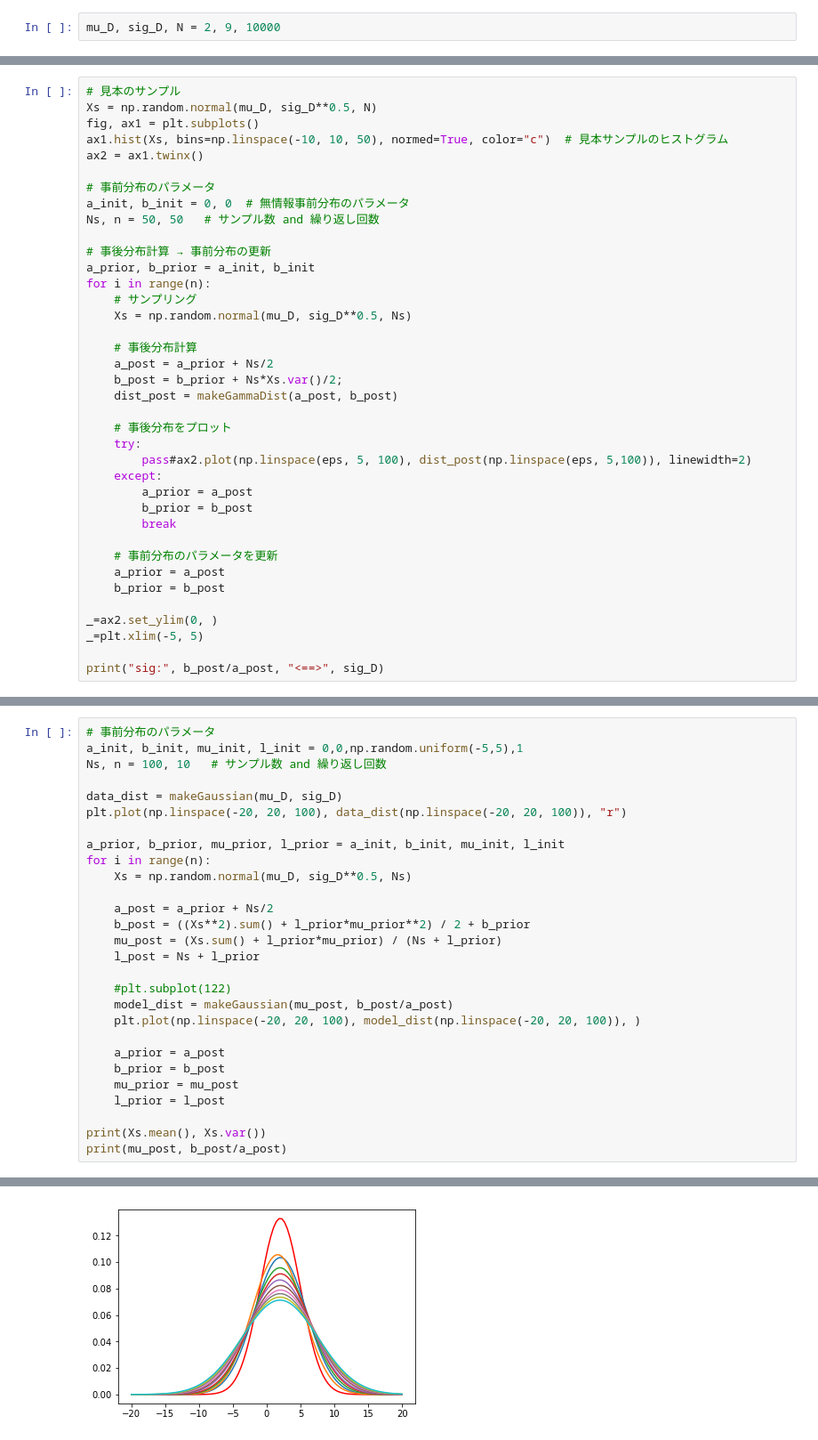
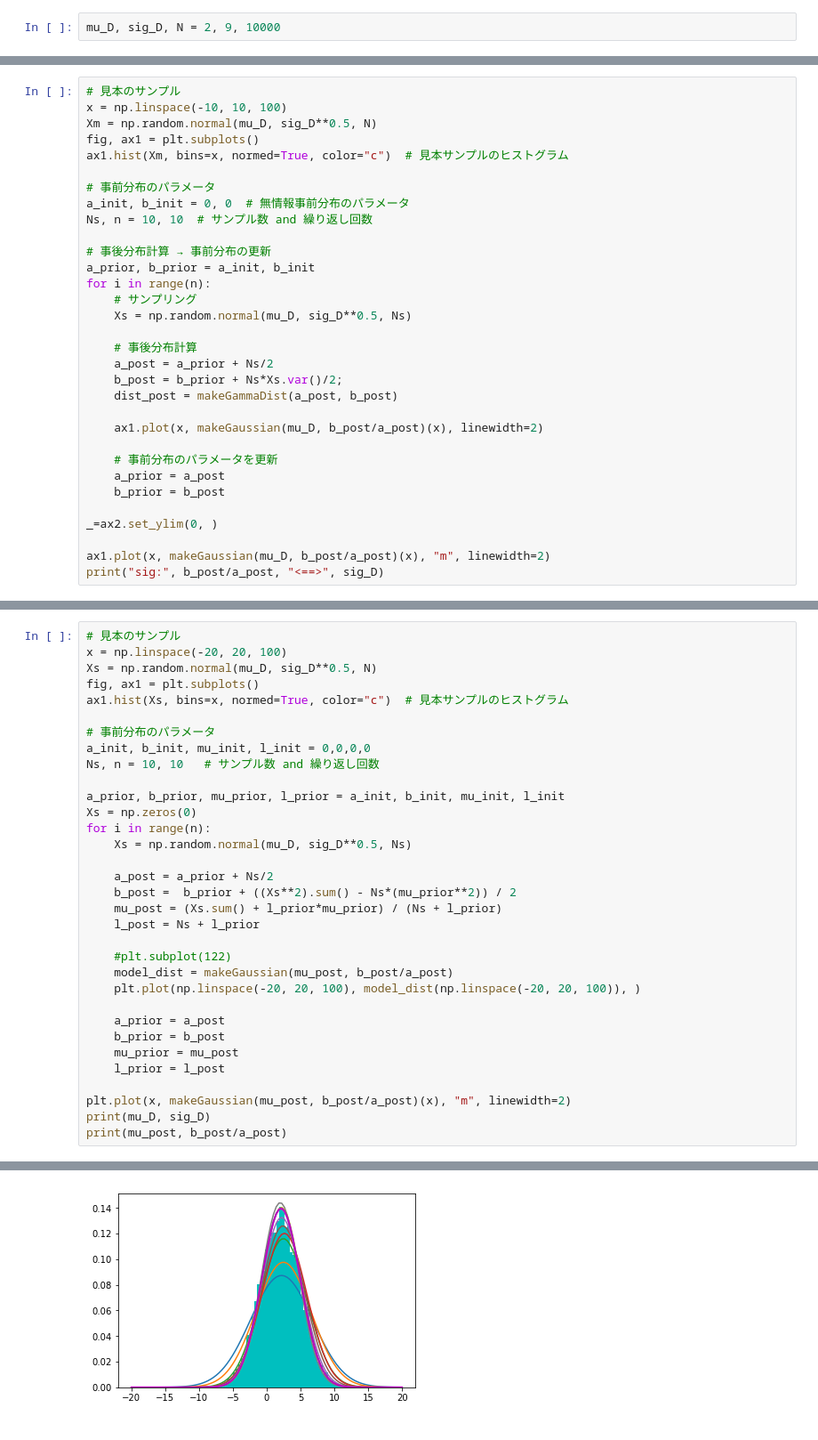
Before and after one commit to naktd31/jupyter-notebook, a Jupyter notebook: Bayesian_Inference.ipynb, the cells around one changed output, grey strips where cells are left out. Shown at 89% size. Drawn from its saved outputs; the diff is of its cells as text.

```diff
--- a/Bayesian_Inference.ipynb
+++ b/Bayesian_Inference.ipynb
@@ -111,13 +119,13 @@ sig 10.900510262780532 ==> 0.29196465179813536
 # %%
 # 見本のサンプル
-Xs = np.random.normal(mu_D, sig_D**0.5, N)
+x = np.linspace(-10, 10, 100)
+Xm = np.random.normal(mu_D, sig_D**0.5, N)
 fig, ax1 = plt.subplots()
-ax1.hist(Xs, bins=np.linspace(-10, 10, 50), normed=True, color="c")  # 見本サンプルのヒストグラム
-ax2 = ax1.twinx()
+ax1.hist(Xm, bins=x, normed=True, color="c")  # 見本サンプルのヒストグラム
 
 # 事前分布のパラメータ
 a_init, b_init = 0, 0  # 無情報事前分布のパラメータ
-Ns, n = 50, 50   # サンプル数 and 繰り返し回数
+Ns, n = 10, 10  # サンプル数 and 繰り返し回数
 
 # 事後分布計算 → 事前分布の更新
 a_prior, b_prior = a_init, b_init
@@ -130,20 +138,14 @@ for i in range(n):
     b_post = b_prior + Ns*Xs.var()/2;
     dist_post = makeGammaDist(a_post, b_post)
 
-    # 事後分布をプロット
-    try:
-        pass#ax2.plot(np.linspace(eps, 5, 100), dist_post(np.linspace(eps, 5,100)), linewidth=2)
-    except:
-        a_prior = a_post
-        b_prior = b_post
-        break
+    ax1.plot(x, makeGaussian(mu_D, b_post/a_post)(x), linewidth=2)
 
     # 事前分布のパラメータを更新
     a_prior = a_post
     b_prior = b_post
 
 _=ax2.set_ylim(0, )
-_=plt.xlim(-5, 5)
 
+ax1.plot(x, makeGaussian(mu_D, b_post/a_post)(x), "m", linewidth=2)
 print("sig:", b_post/a_post, "<==>", sig_D)
 # %% [output]
@@ -154,17 +158,21 @@ sig: 8.15222255484 <==> 9
 # %%
+# 見本のサンプル
+x = np.linspace(-20, 20, 100)
+Xs = np.random.normal(mu_D, sig_D**0.5, N)
+fig, ax1 = plt.subplots()
+ax1.hist(Xs, bins=x, normed=True, color="c")  # 見本サンプルのヒストグラム
+
 # 事前分布のパラメータ
-a_init, b_init, mu_init, l_init = 0,0,np.random.uniform(-5,5),1
-Ns, n = 100, 10   # サンプル数 and 繰り返し回数
-
-data_dist = makeGaussian(mu_D, sig_D)
-plt.plot(np.linspace(-20, 20, 100), data_dist(np.linspace(-20, 20, 100)), "r")
+a_init, b_init, mu_init, l_init = 0,0,0,0
+Ns, n = 10, 10   # サンプル数 and 繰り返し回数
 
 a_prior, b_prior, mu_prior, l_prior = a_init, b_init, mu_init, l_init
+Xs = np.zeros(0)
 for i in range(n):
     Xs = np.random.normal(mu_D, sig_D**0.5, Ns)
 
     a_post = a_prior + Ns/2
-    b_post = ((Xs**2).sum() + l_prior*mu_prior**2) / 2 + b_prior
+    b_post =  b_prior + ((Xs**2).sum() - Ns*(mu_prior**2)) / 2
     mu_post = (Xs.sum() + l_prior*mu_prior) / (Ns + l_prior)
     l_post = Ns + l_prior
 
@@ -177,6 +185,7 @@ for i in range(n):
     mu_prior = mu_post
     l_prior = l_post
 
-print(Xs.mean(), Xs.var())
+plt.plot(x, makeGaussian(mu_post, b_post/a_post)(x), "m", linewidth=2)
+print(mu_D, sig_D)
 print(mu_post, b_post/a_post)
 # %% [output]
@@ -185 +194 @@ print(mu_post, b_post/a_post)
-[figure, old version]
+[figure, new version]
```
Also changed, not shown: parts of 10 cells of this notebook, 1 other file.
